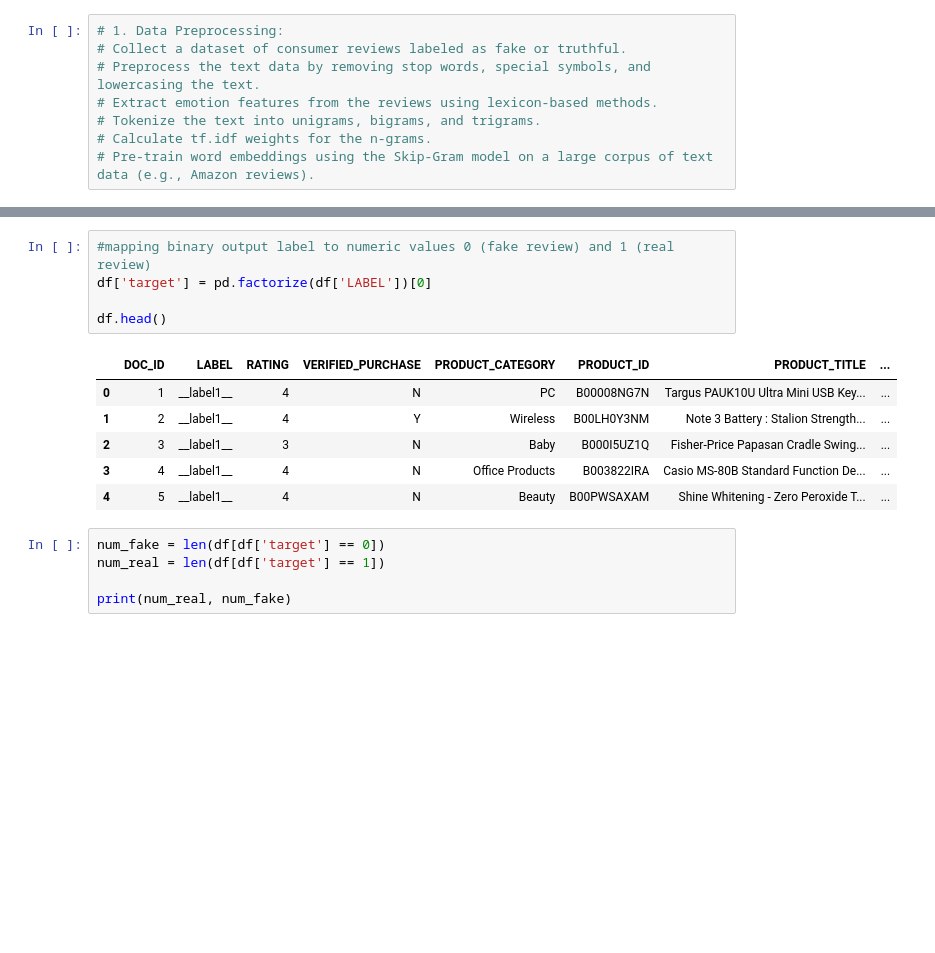
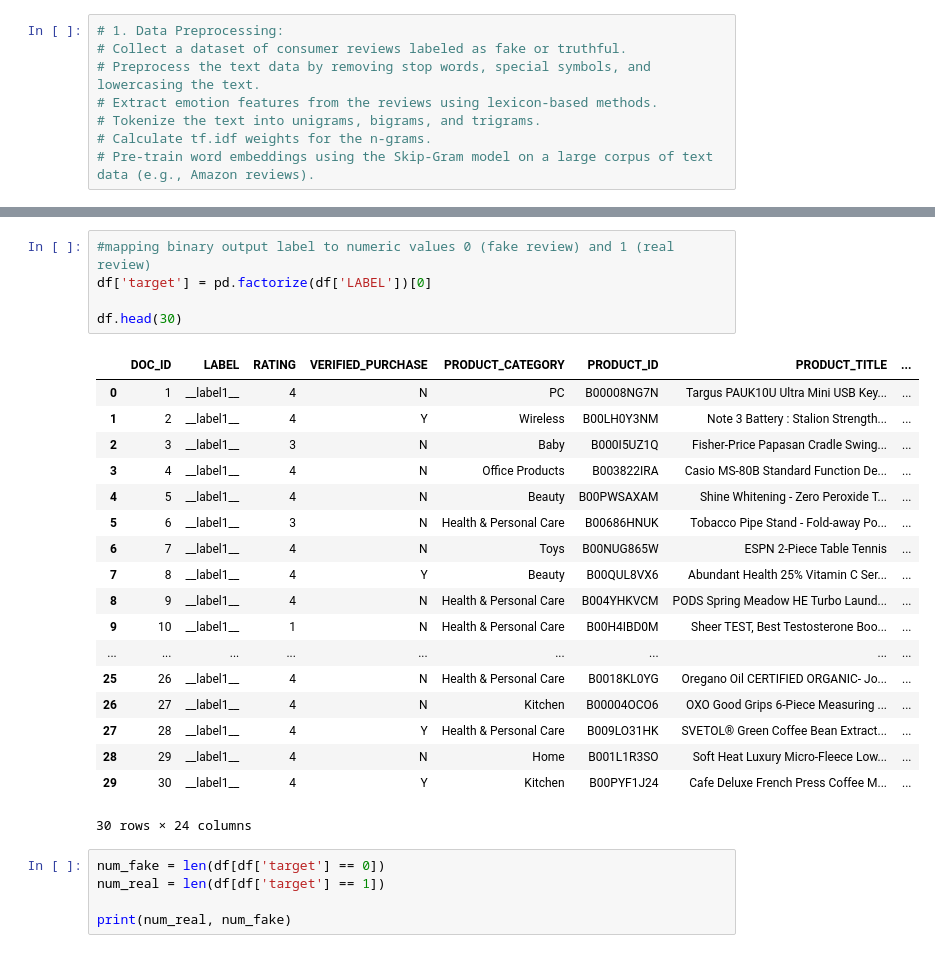
Before and after one commit to maitreyikar/Fake-Amazon-Review-Detection, a Jupyter notebook: TDLProject_fake_review_detection.ipynb, the cells around one changed output, grey strips where cells are left out. Drawn from its saved outputs; the diff is of its cells as text; blank space fills up the shorter version.

```diff
--- a/TDLProject_fake_review_detection.ipynb
+++ b/TDLProject_fake_review_detection.ipynb
@@ -40,15 +41,27 @@ memory usage: 2.2+ MB
 # %%
 #mapping binary output label to numeric values 0 (fake review) and 1 (real review)
 df['target'] = pd.factorize(df['LABEL'])[0]
 
-df.head()
+df.head(30)
 # %% [output]
 |  | DOC_ID | LABEL | RATING | VERIFIED_PURCHASE | PRODUCT_CATEGORY | PRODUCT_ID | PRODUCT_TITLE | ... |
 | 0 | 1 | __label1__ | 4 | N | PC | B00008NG7N | Targus PAUK10U Ultra Mini USB Key... | ... |
 | 1 | 2 | __label1__ | 4 | Y | Wireless | B00LH0Y3NM | Note 3 Battery : Stalion Strength... | ... |
 | 2 | 3 | __label1__ | 3 | N | Baby | B000I5UZ1Q | Fisher-Price Papasan Cradle Swing... | ... |
 | 3 | 4 | __label1__ | 4 | N | Office Products | B003822IRA | Casio MS-80B Standard Function De... | ... |
 | 4 | 5 | __label1__ | 4 | N | Beauty | B00PWSAXAM | Shine Whitening - Zero Peroxide T... | ... |
+| 5 | 6 | __label1__ | 3 | N | Health & Personal Care | B00686HNUK | Tobacco Pipe Stand - Fold-away Po... | ... |
+| 6 | 7 | __label1__ | 4 | N | Toys | B00NUG865W | ESPN 2-Piece Table Tennis | ... |
+| 7 | 8 | __label1__ | 4 | Y | Beauty | B00QUL8VX6 | Abundant Health 25% Vitamin C Ser... | ... |
+| 8 | 9 | __label1__ | 4 | N | Health & Personal Care | B004YHKVCM | PODS Spring Meadow HE Turbo Laund... | ... |
+| 9 | 10 | __label1__ | 1 | N | Health & Personal Care | B00H4IBD0M | Sheer TEST, Best Testosterone Boo... | ... |
+| ... | ... | ... | ... | ... | ... | ... | ... | ... |
+| 25 | 26 | __label1__ | 4 | N | Health & Personal Care | B0018KL0YG | Oregano Oil CERTIFIED ORGANIC- Jo... | ... |
+| 26 | 27 | __label1__ | 4 | N | Kitchen | B00004OCO6 | OXO Good Grips 6-Piece Measuring ... | ... |
+| 27 | 28 | __label1__ | 4 | Y | Health & Personal Care | B009LO31HK | SVETOL® Green Coffee Bean Extract... | ... |
+| 28 | 29 | __label1__ | 4 | N | Home | B001L1R3SO | Soft Heat Luxury Micro-Fleece Low... | ... |
+| 29 | 30 | __label1__ | 4 | Y | Kitchen | B00PYF1J24 | Cafe Deluxe French Press Coffee M... | ... |
+30 rows × 24 columns
 # %%
 num_fake = len(df[df['target'] == 0])
 num_real = len(df[df['target'] == 1])
```
Also changed, not shown: parts of 24 cells of this notebook, 1 other file.
